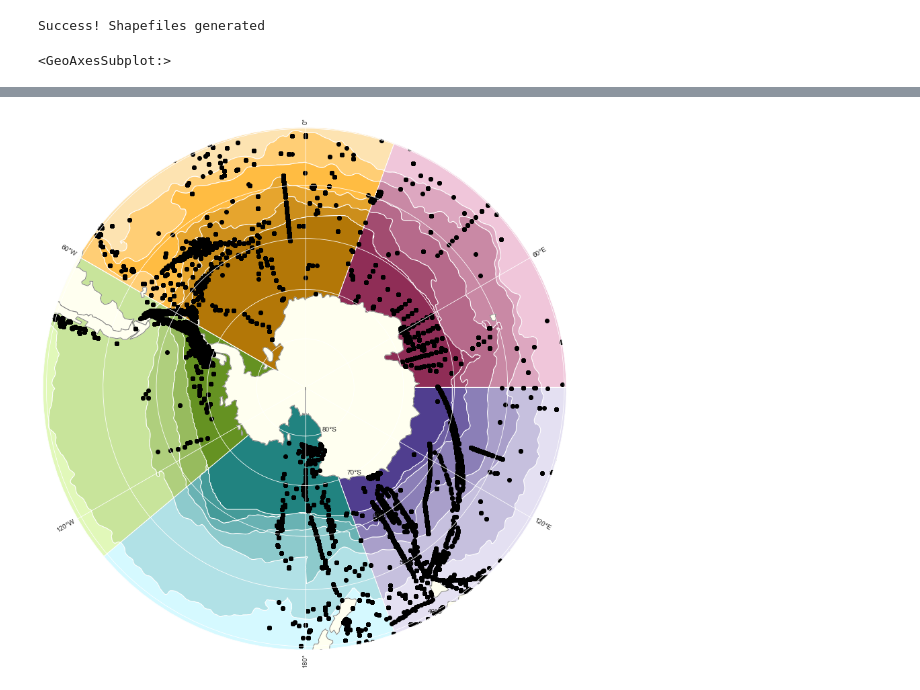
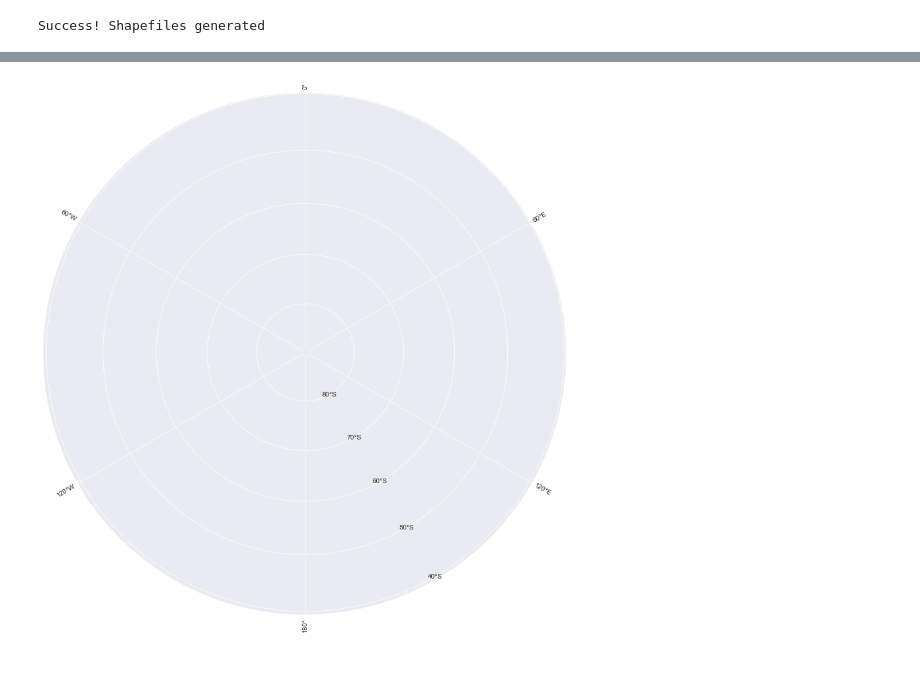
Before and after one commit to ayushnag/sophy, a Jupyter notebook: db/sophy.ipynb, the cells around one changed output, grey strips where cells are left out. Drawn from its saved outputs; the diff is of its cells as text; code cells hidden in the pictures.

```diff
--- a/db/sophy.ipynb
+++ b/db/sophy.ipynb
@@ -90,19 +93,20 @@ color_palette = greens + yellows + maroons + purples + teals
 my_map = ListedColormap(sns.color_palette(color_palette).as_hex())
 
 zones: gpd.GeoDataFrame = gpd.read_file(geolabel.zones_shapefile)
-zones.to_crs(epsg=3031, inplace=True)
-res = zones.overlay(sectors, how='intersection')
-res.plot(ax=ax, cmap=my_map, edgecolor='w', legend=True)
-world: gpd.GeoDataFrame = gpd.read_file(gpd.datasets.get_path("naturalearth_lowres"))
-world.to_crs(epsg=3031).plot(ax=ax, color='ivory', edgecolor='grey')
+# res = zones.overlay(sectors, how='intersection')
+
+# res.plot(ax=ax, cmap=my_map, edgecolor='w', legend=True)
+# world: gpd.GeoDataFrame = gpd.read_file(gpd.datasets.get_path("naturalearth_lowres"))
+# world.to_crs(epsg=3031).plot(ax=ax, color='ivory', edgecolor='grey')
 
 # ax.plot(177.5, -77, marker='o', color='b', transform=ccrs.PlateCarree())
 # ax.plot(177.5, -77.317, marker='o', color='b', transform=ccrs.PlateCarree())
 # ax.plot(171, -77, marker='o', color='b', transform=ccrs.PlateCarree())
 # ax.plot(171, -76.5, marker='o', color='b', transform=ccrs.PlateCarree())
 
-# zones.explore("front_zone", cmap=my_map)
-
+zones.to_crs(epsg=4326, inplace=True)
+zones.to_crs(epsg=3031, inplace=True)
+zones.explore("front_zone", cmap=my_map)
 
 # df = px.data.election()
 # geojson = px.data.election_geojson()
@@ -117,29 +121,28 @@ world.to_crs(epsg=3031).plot(ax=ax, color='ivory', edgecolor='grey')
 #                    )
 # fig.update_geos(fitbounds="locations", visible=False)
 # fig.show()
-sample_df: DataFrame = pd.read_csv('../data/datasets/lter.csv', encoding='unicode_escape')
-sample_df = sample_df[['latitude', 'longitude']]
-sample_df['source'] = 'Palmer LTER'
-# data_gdf = gpd.GeoDataFrame(sample_df, geometry=gpd.points_from_xy(sample_df.longitude, sample_df.latitude), crs='EPSG:4326')
-# data_gdf.to_crs(crs='EPSG:3031', inplace=True)
-# data_gdf.plot(ax=ax, color='b')
-# ['SAZ', 'PFZ', 'ASZ', 'SOZ', 'SIZ']
+# sample_df: DataFrame = pd.read_csv('../data/datasets/lter.csv', encoding='unicode_escape')
+# sample_df = sample_df[['latitude', 'longitude']]
+# sample_df['source'] = 'Palmer LTER'
+# # data_gdf = gpd.GeoDataFrame(sample_df, geometry=gpd.points_from_xy(sample_df.longitude, sample_df.latitude), crs='EPSG:4326')
+# # data_gdf.to_crs(crs='EPSG:3031', inplace=True)
+# # data_gdf.plot(ax=ax, color='b')
+# # ['SAZ', 'PFZ', 'ASZ', 'SOZ', 'SIZ']
 
-occ_df: DataFrame = pd.read_csv('../data/datasets/phytobase.csv', encoding='unicode_escape')
-occ_df = occ_df[['latitude', 'longitude']]
-occ_df = occ_df[occ_df['latitude'] < -30]
-occ_df['source'] = 'Phytobase'
-# data_gdf = gpd.GeoDataFrame(occ_df, geometry=gpd.points_from_xy(occ_df.longitude, occ_df.latitude), crs='EPSG:4326')
-# data_gdf.to_crs(crs='EPSG:9354').plot(ax=ax)
+# occ_df: DataFrame = pd.read_csv('../data/datasets/phytobase.csv', encoding='unicode_escape')
+# occ_df = occ_df[['latitude', 'longitude']]
+# occ_df = occ_df[occ_df['latitude'] < -30]
+# occ_df['source'] = 'Phytobase'
+# # data_gdf = gpd.GeoDataFrame(occ_df, geometry=gpd.points_from_xy(occ_df.longitude, occ_df.latitude), crs='EPSG:4326')
+# # data_gdf.to_crs(crs='EPSG:9354').plot(ax=ax)
 
-alder_df: DataFrame = pd.read_csv('../data/datasets/alderkamp.csv', encoding='unicode_escape')
-alder_df = alder_df[['latitude', 'longitude']]
-alder_df['source'] = 'Alderkamp et al. 2019'
+# alder_df: DataFrame = pd.read_csv('../data/datasets/alderkamp.csv', encoding='unicode_escape')
+# alder_df = alder_df[['latitude', 'longitude']]
+# alder_df['source'] = 'Alderkamp et al. 2019'
 
-full_palette = ['#F4D03F']
-full_colors = ListedColormap(sns.color_palette(full_palette).as_hex())
-full = sample_df.append([occ_df, alder_df], ignore_index=True)
-full_gdf = gpd.GeoDataFrame(full, geometry=gpd.points_from_xy(full.longitude, full.latitude), crs='EPSG:4326')
-full_gdf.to_crs(crs='EPSG:3031').plot(ax=ax, color='black')
+# full_palette = ['#F4D03F']
+# full_colors = ListedColormap(sns.color_palette(full_palette).as_hex())
+# full = sample_df.append([occ_df, alder_df], ignore_index=True)
+# full_gdf = gpd.GeoDataFrame(full, geometry=gpd.points_from_xy(full.longitude, full.latitude), crs='EPSG:4326')
+# full_gdf.to_crs(crs='EPSG:3031').plot(ax=ax, color='black')
 # %% [output]
-<GeoAxesSubplot:>
@@ -146 +150 @@ full_gdf.to_crs(crs='EPSG:3031').plot(ax=ax, color='black')
-[figure, old version]
+[figure, new version]
```
Also changed, not shown: parts of 3 cells of this notebook, 7 other files.
